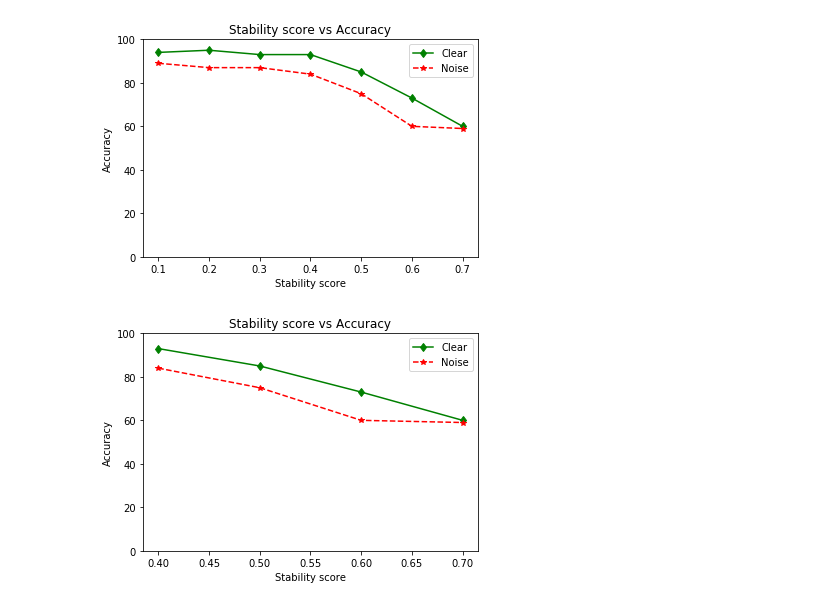
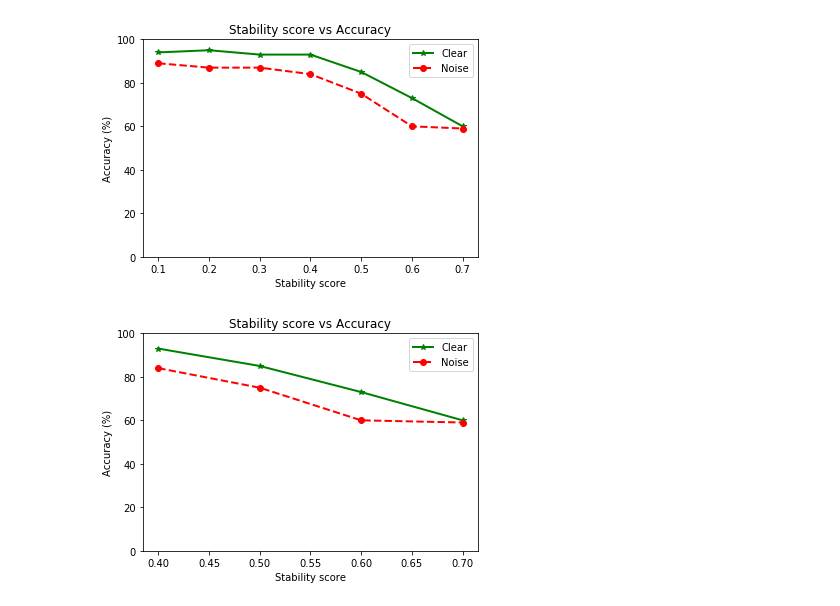
Before and after one commit to msultanmahmud/EEG_Analysis, a Jupyter notebook: Stability_selection_v1/Plotstability.ipynb, the cells around one changed output. Cells and saved outputs as stored; diff of their text form; code cells hidden in the pictures.

```diff
--- a/Stability_selection_v1/Plotstability.ipynb
+++ b/Stability_selection_v1/Plotstability.ipynb
@@ -4,33 +6,32 @@ import numpy as np
 # %%
 leg=['Clear','Noise']
 th=[0.1,0.2,0.3,0.4,0.5,0.6,0.7]
 acc=[0.94,0.95,0.93,0.93,0.85,0.73,0.60]
 acc=100*np.asarray(acc)
 accn=[0.89,0.87,0.87,0.84,0.75,0.60,0.59]
 accn=100*np.asarray(accn)
-plt.plot(th,acc,'-dg')
-plt.plot(th, accn,'--*r')
+plt.plot(th,acc,'g',linewidth=2,marker='*')
+plt.plot(th, accn,'--r',linewidth=2,marker='o')
 plt.xlabel("Stability score")
-plt.ylabel("Accuracy")
+plt.ylabel("Accuracy (%)")
 plt.title("Stability score vs Accuracy")
 plt.legend(leg)
 plt.ylim(0,100)
 plt.show()
 # %% [output]
-[figure, old version]
+[figure, new version]
 # %%
 ns=3
-plt.plot(th[ns:7],acc[ns:7],'-dg')
-plt.plot(th[ns:7],accn[ns:7],'--*r')
+plt.plot(th[ns:7],acc[ns:7],'g',linewidth=2,marker='*')
+plt.plot(th[ns:7],accn[ns:7],'--r',linewidth=2,marker='o')
 plt.ylim(0,1)
 plt.xlabel("Stability score")
-plt.ylabel("Accuracy")
+plt.ylabel("Accuracy (%)")
 plt.title("Stability score vs Accuracy")
 plt.legend(leg)
 plt.ylim(0,100)
 plt.show()
-plt.show()
 # %% [output]
-[figure, old version]
+[figure, new version]
 # %%
 # 100*np.asarray(accn)
```
Also changed, not shown: parts of 4 cells of this notebook, 8 other files.
